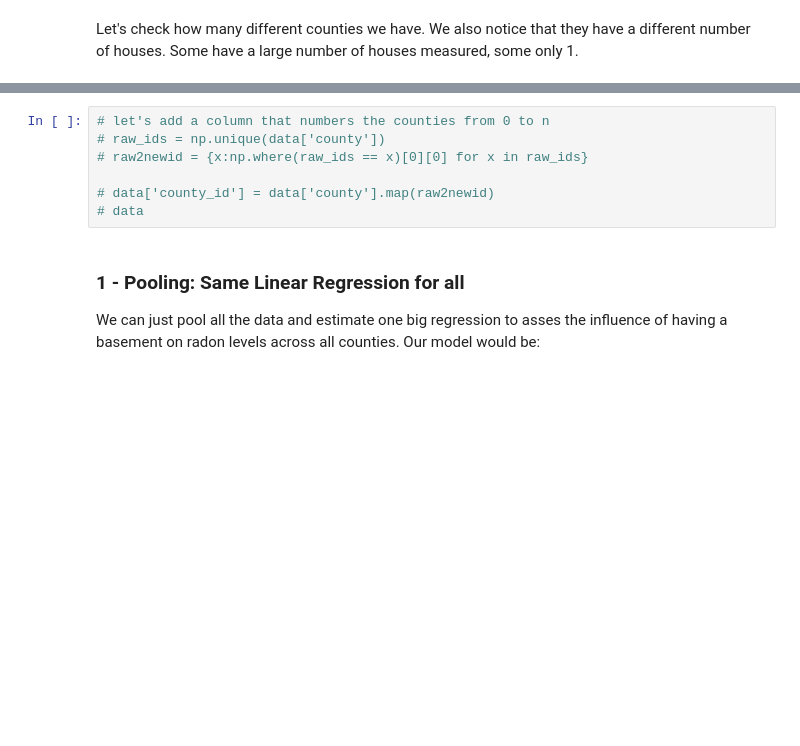
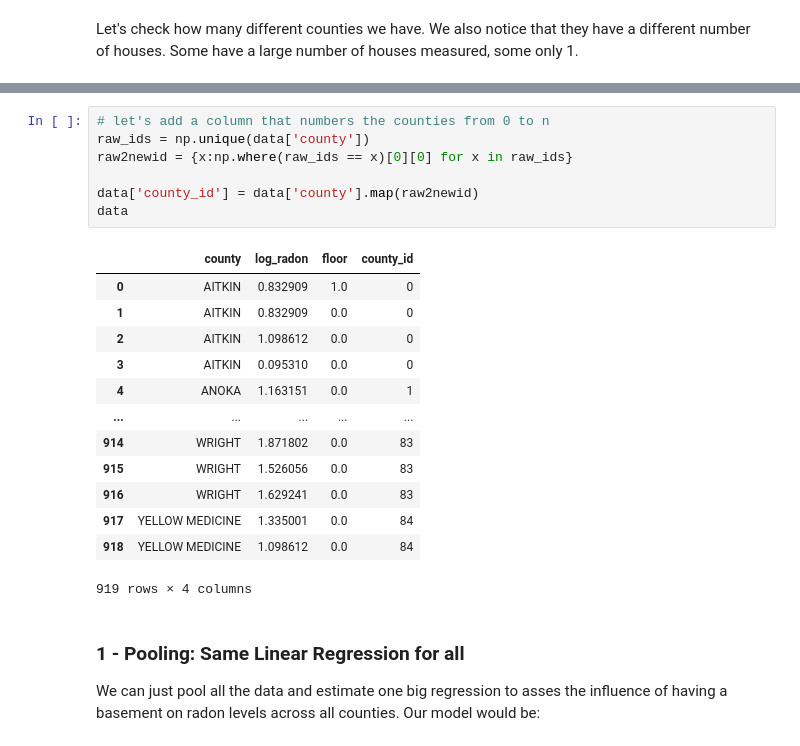
Before and after one commit to zhonglizhang/2022-CS109B, a Jupyter notebook: content/labs/lab03/cs109b_lab03_hier_2022.ipynb, the cells around one changed output, grey strips where cells are left out. Drawn from its saved outputs; the diff is of its cells as text; blank space fills up the shorter version.

```diff
--- a/content/labs/lab03/cs109b_lab03_hier_2022.ipynb
+++ b/content/labs/lab03/cs109b_lab03_hier_2022.ipynb
@@ -76,10 +109,24 @@ data['county'].value_counts()[-5:]
 # %%
 # let's add a column that numbers the counties from 0 to n
-# raw_ids = np.unique(data['county'])
-# raw2newid = {x:np.where(raw_ids == x)[0][0] for x in raw_ids}
+raw_ids = np.unique(data['county'])
+raw2newid = {x:np.where(raw_ids == x)[0][0] for x in raw_ids}
 
-# data['county_id'] = data['county'].map(raw2newid)
-# data
+data['county_id'] = data['county'].map(raw2newid)
+data
+# %% [output]
+|  | county | log_radon | floor | county_id |
+| 0 | AITKIN | 0.832909 | 1.0 | 0 |
+| 1 | AITKIN | 0.832909 | 0.0 | 0 |
+| 2 | AITKIN | 1.098612 | 0.0 | 0 |
+| 3 | AITKIN | 0.095310 | 0.0 | 0 |
+| 4 | ANOKA | 1.163151 | 0.0 | 1 |
+| ... | ... | ... | ... | ... |
+| 914 | WRIGHT | 1.871802 | 0.0 | 83 |
+| 915 | WRIGHT | 1.526056 | 0.0 | 83 |
+| 916 | WRIGHT | 1.629241 | 0.0 | 83 |
+| 917 | YELLOW MEDICINE | 1.335001 | 0.0 | 84 |
+| 918 | YELLOW MEDICINE | 1.098612 | 0.0 | 84 |
+919 rows × 4 columns
 # %% [markdown]
 ### 1 - Pooling: Same Linear Regression for all
 
```
Also changed, not shown: parts of 22 cells of this notebook, 18 other files.
